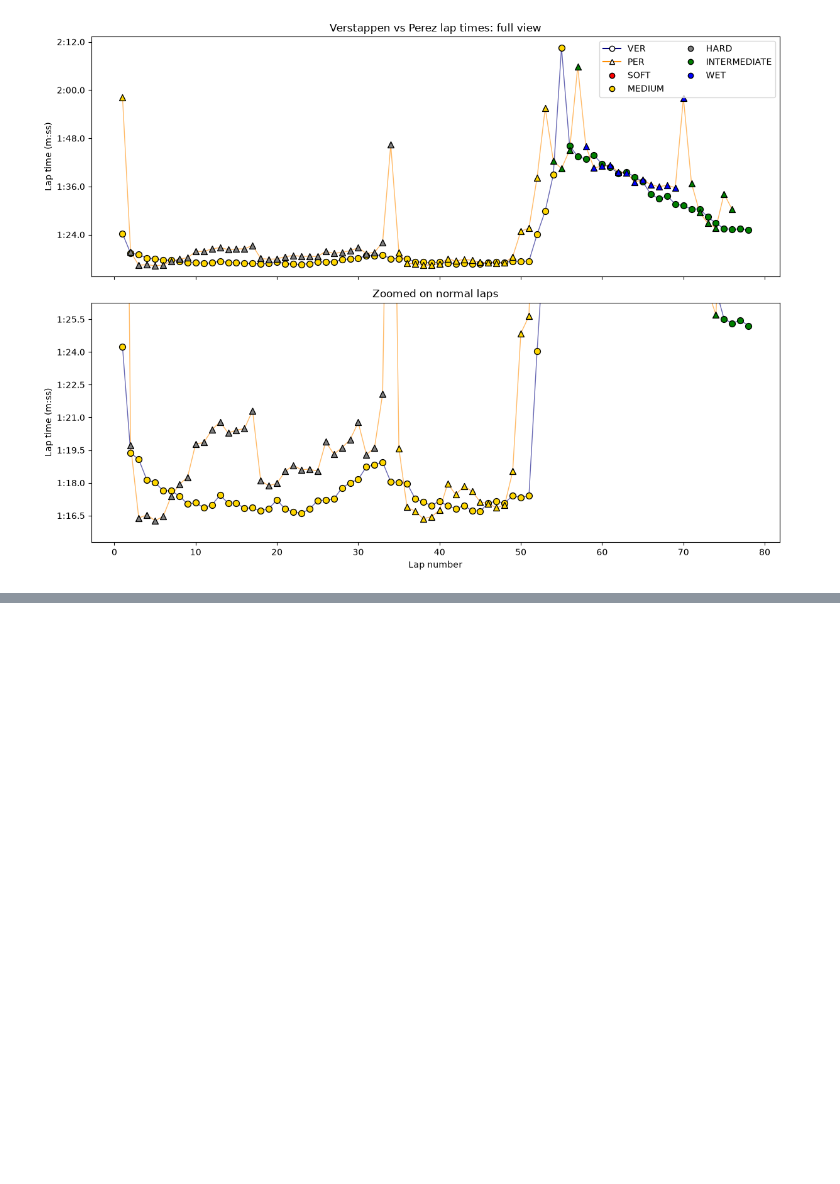
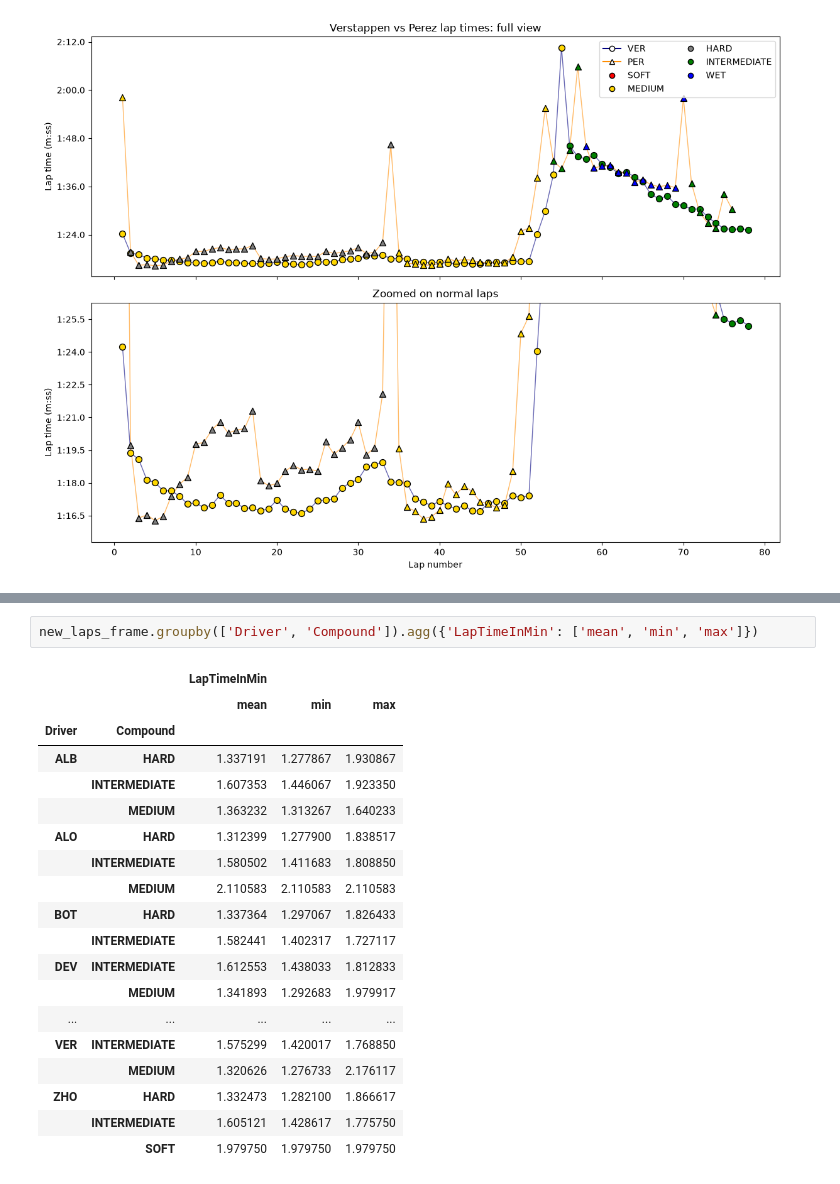
Before and after one commit to Jurioton/f1-strategy-lab, a Jupyter notebook: Race-Analysis/Race-Overview.ipynb, the cells around one changed output, grey strips where cells are left out. Cells and saved outputs as stored; diff of their text form; blank space fills up the shorter version.

```diff
--- a/Race-Analysis/Race-Overview.ipynb
+++ b/Race-Analysis/Race-Overview.ipynb
@@ -608,0 +639,22 @@ plt.show()
+# %%
+new_laps_frame.groupby(['Driver', 'Compound']).agg({'LapTimeInMin': ['mean', 'min', 'max']})
+# %% [output]
+|  |  | LapTimeInMin |  |  |
+|  |  | mean | min | max |
+| Driver | Compound |  |  |  |
+| ALB | HARD | 1.337191 | 1.277867 | 1.930867 |
+|  | INTERMEDIATE | 1.607353 | 1.446067 | 1.923350 |
+|  | MEDIUM | 1.363232 | 1.313267 | 1.640233 |
+| ALO | HARD | 1.312399 | 1.277900 | 1.838517 |
+|  | INTERMEDIATE | 1.580502 | 1.411683 | 1.808850 |
+|  | MEDIUM | 2.110583 | 2.110583 | 2.110583 |
+| BOT | HARD | 1.337364 | 1.297067 | 1.826433 |
+|  | INTERMEDIATE | 1.582441 | 1.402317 | 1.727117 |
+| DEV | INTERMEDIATE | 1.612553 | 1.438033 | 1.812833 |
+|  | MEDIUM | 1.341893 | 1.292683 | 1.979917 |
+| ... | ... | ... | ... | ... |
+| VER | INTERMEDIATE | 1.575299 | 1.420017 | 1.768850 |
+|  | MEDIUM | 1.320626 | 1.276733 | 2.176117 |
+| ZHO | HARD | 1.332473 | 1.282100 | 1.866617 |
+|  | INTERMEDIATE | 1.605121 | 1.428617 | 1.775750 |
+|  | SOFT | 1.979750 | 1.979750 | 1.979750 |
```
Also changed, not shown: parts of 5 cells of this notebook.
